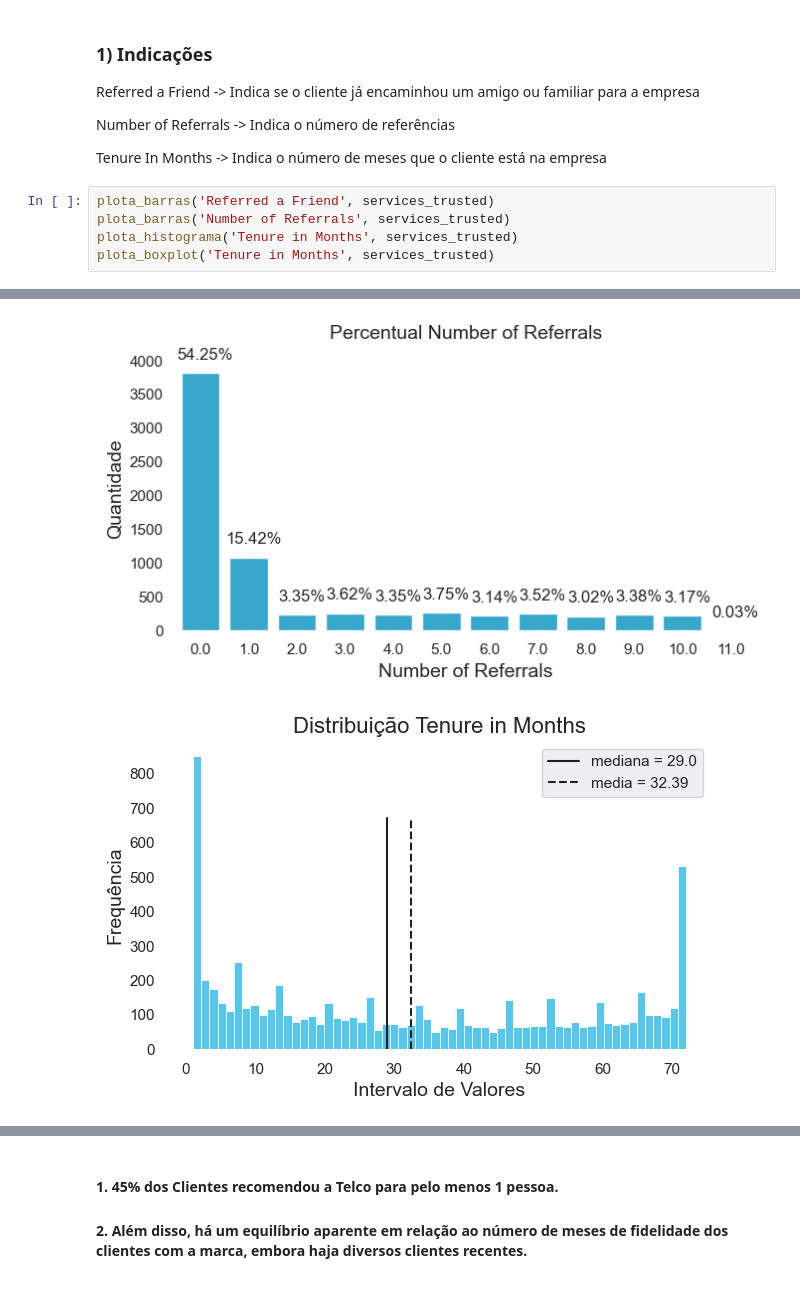
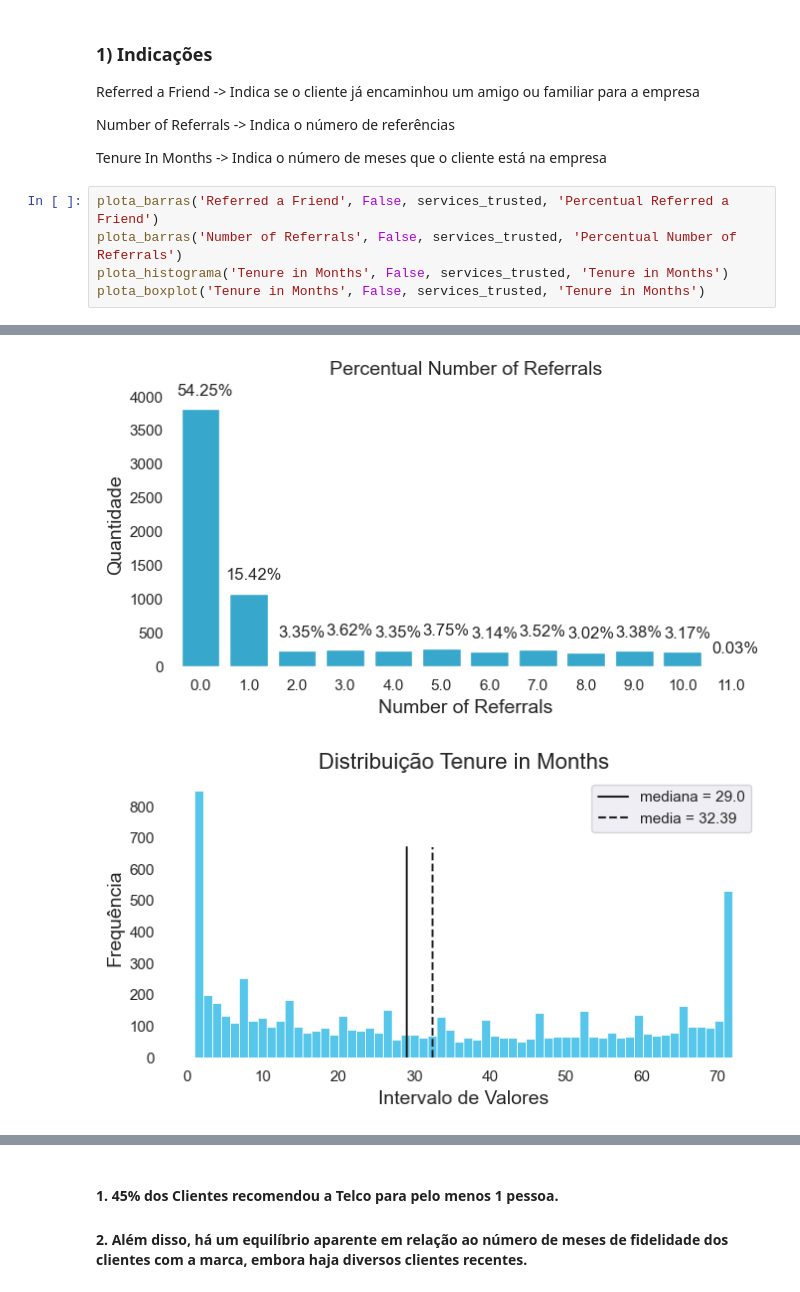
Before and after one commit to leonardovargas10/Modelo_Previsao_Churn, a Jupyter notebook: Modelo_Churn.ipynb, the cells around one changed output, grey strips where cells are left out. Saved outputs shown, nothing was run; the diff lists cells and outputs as text.

```diff
--- a/Modelo_Churn.ipynb
+++ b/Modelo_Churn.ipynb
@@ -459,11 +509,11 @@ Number of Referrals -> Indica o número de referências
 
 Tenure In Months -> Indica o número de meses que o cliente está na empresa
 # %%
-plota_barras('Referred a Friend', services_trusted)
-plota_barras('Number of Referrals', services_trusted)
-plota_histograma('Tenure in Months', services_trusted)
-plota_boxplot('Tenure in Months', services_trusted)
+plota_barras('Referred a Friend', False, services_trusted, 'Percentual Referred a Friend')
+plota_barras('Number of Referrals', False, services_trusted, 'Percentual Number of Referrals')
+plota_histograma('Tenure in Months', False, services_trusted, 'Tenure in Months')
+plota_boxplot('Tenure in Months', False, services_trusted, 'Tenure in Months')
 # %% [output]
 [figure]
 [figure]
-[figure, old version]
+[figure, new version]
```
Also changed, not shown: parts of 16 cells of this notebook.
